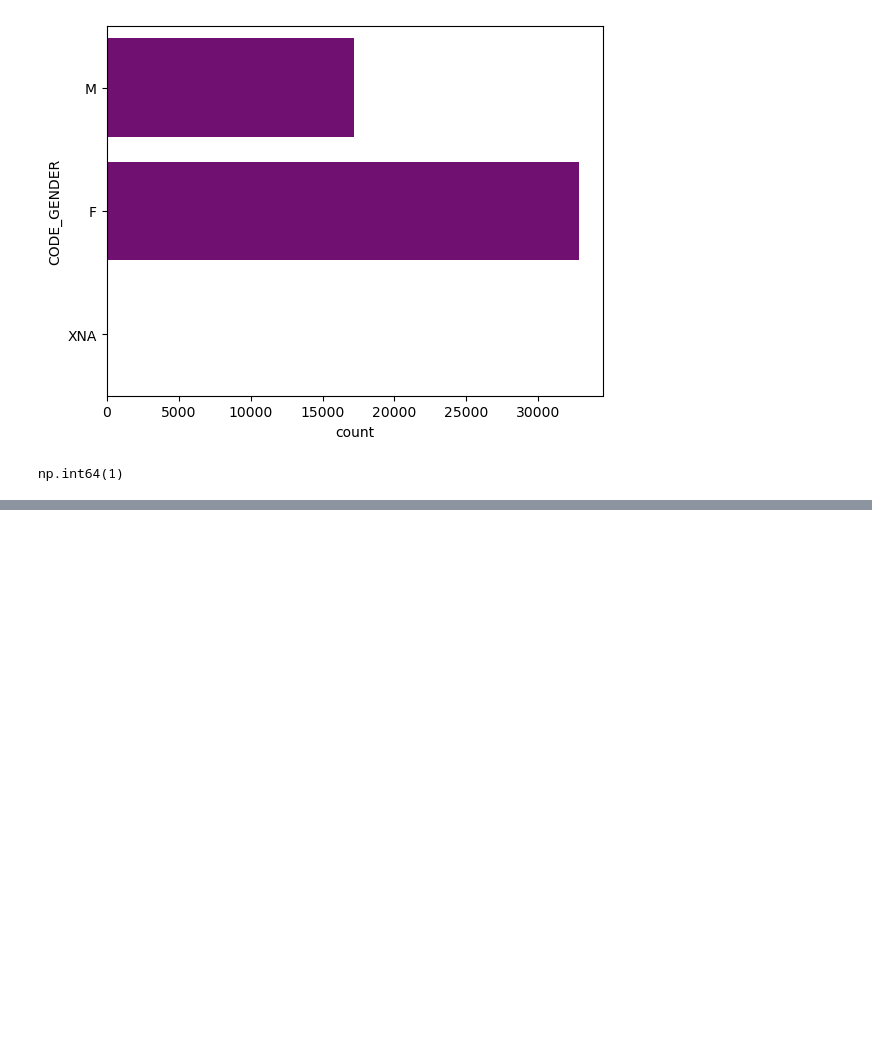
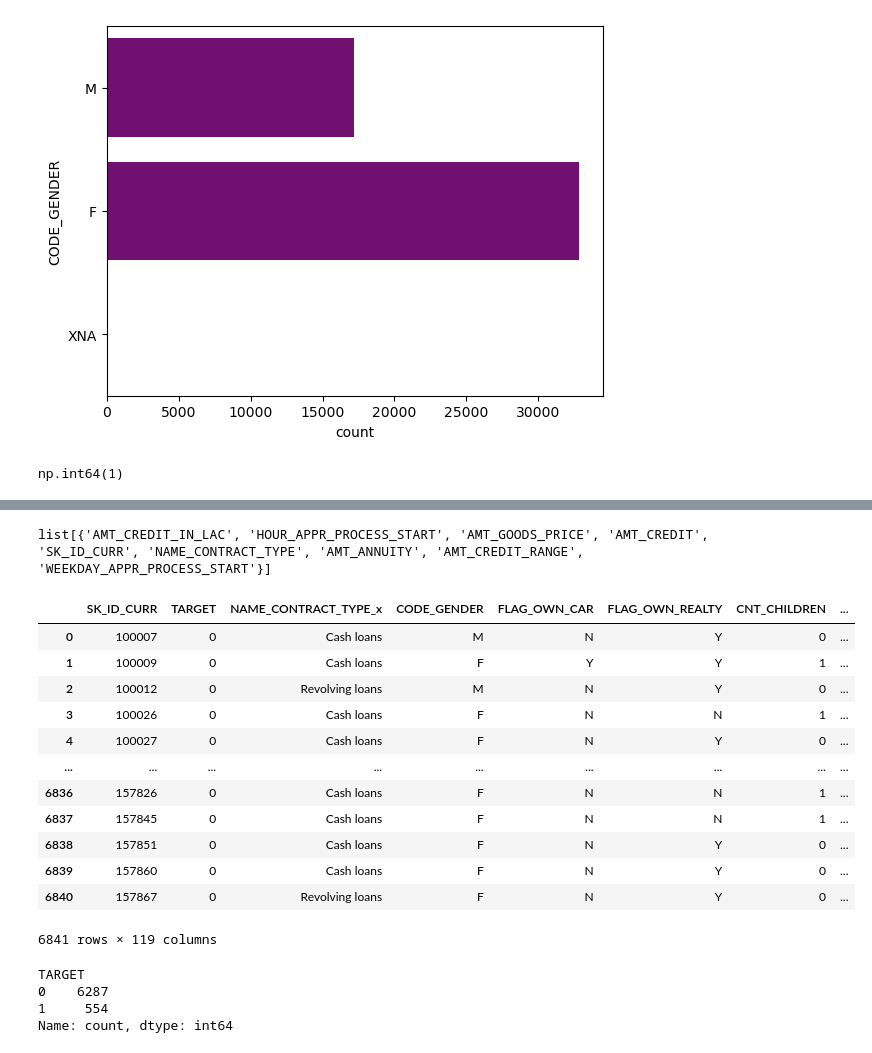
Before and after one commit to tanishqsharma20/python, a Jupyter notebook: python project/Bank loan case study/bank_loan_data.ipynb, the cells around one changed output, grey strips where cells are left out. Cells and saved outputs as stored; diff of their text form; code cells hidden in the pictures; blank space fills up the shorter version.

```diff
--- a/python project/Bank loan case study/bank_loan_data.ipynb
+++ b/python project/Bank loan case study/bank_loan_data.ipynb
@@ -930,0 +2067,28 @@ for i in categorical_cols:
+# %%
+list[set(df_app.columns)&set(df_prev.columns)]
+# %% [output]
+list[{'AMT_CREDIT_IN_LAC', 'HOUR_APPR_PROCESS_START', 'AMT_GOODS_PRICE', 'AMT_CREDIT', 'SK_ID_CURR', 'NAME_CONTRACT_TYPE', 'AMT_ANNUITY', 'AMT_CREDIT_RANGE', 'WEEKDAY_APPR_PROCESS_START'}]
+# %%
+merged_df=pd.merge(df_app,df_prev,on="SK_ID_CURR",how="inner")
+merged_df
+# %% [output]
+|  | SK_ID_CURR | TARGET | NAME_CONTRACT_TYPE_x | CODE_GENDER | FLAG_OWN_CAR | FLAG_OWN_REALTY | CNT_CHILDREN | ... |
+| 0 | 100007 | 0 | Cash loans | M | N | Y | 0 | ... |
+| 1 | 100009 | 0 | Cash loans | F | Y | Y | 1 | ... |
+| 2 | 100012 | 0 | Revolving loans | M | N | Y | 0 | ... |
+| 3 | 100026 | 0 | Cash loans | F | N | N | 1 | ... |
+| 4 | 100027 | 0 | Cash loans | F | N | Y | 0 | ... |
+| ... | ... | ... | ... | ... | ... | ... | ... | ... |
+| 6836 | 157826 | 0 | Cash loans | F | N | N | 1 | ... |
+| 6837 | 157845 | 0 | Cash loans | F | N | N | 1 | ... |
+| 6838 | 157851 | 0 | Cash loans | F | N | Y | 0 | ... |
+| 6839 | 157860 | 0 | Cash loans | F | N | Y | 0 | ... |
+| 6840 | 157867 | 0 | Revolving loans | F | N | Y | 0 | ... |
+6841 rows × 119 columns
+# %%
+merged_df["TARGET"].value_counts()
+# %% [output]
+TARGET
+0    6287
+1     554
+Name: count, dtype: int64
```
Also changed, not shown: parts of 145 cells of this notebook.
